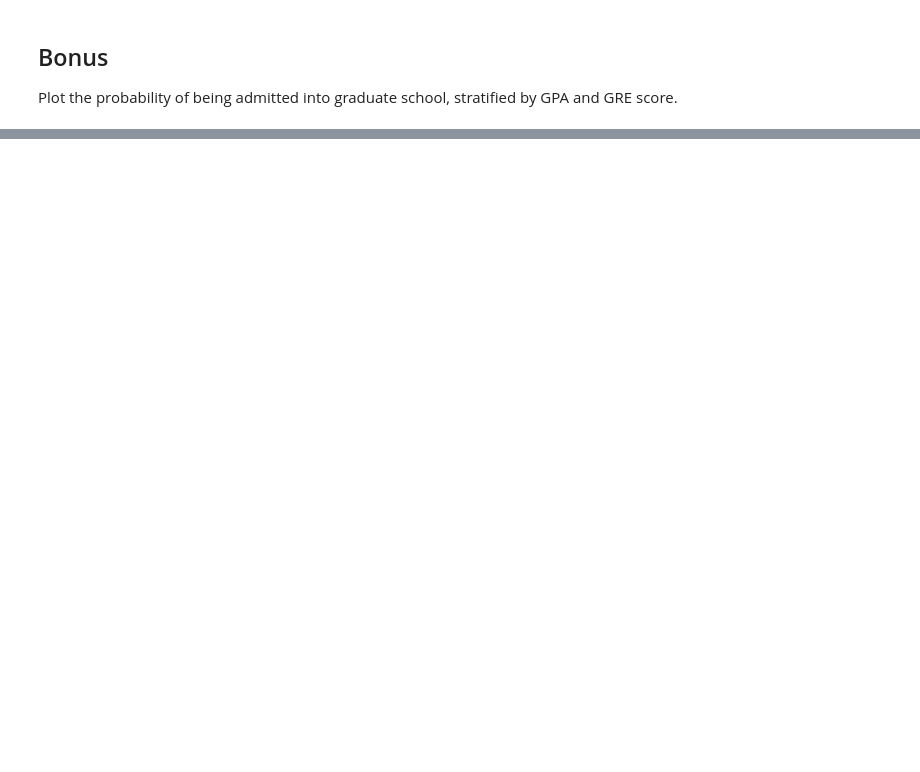
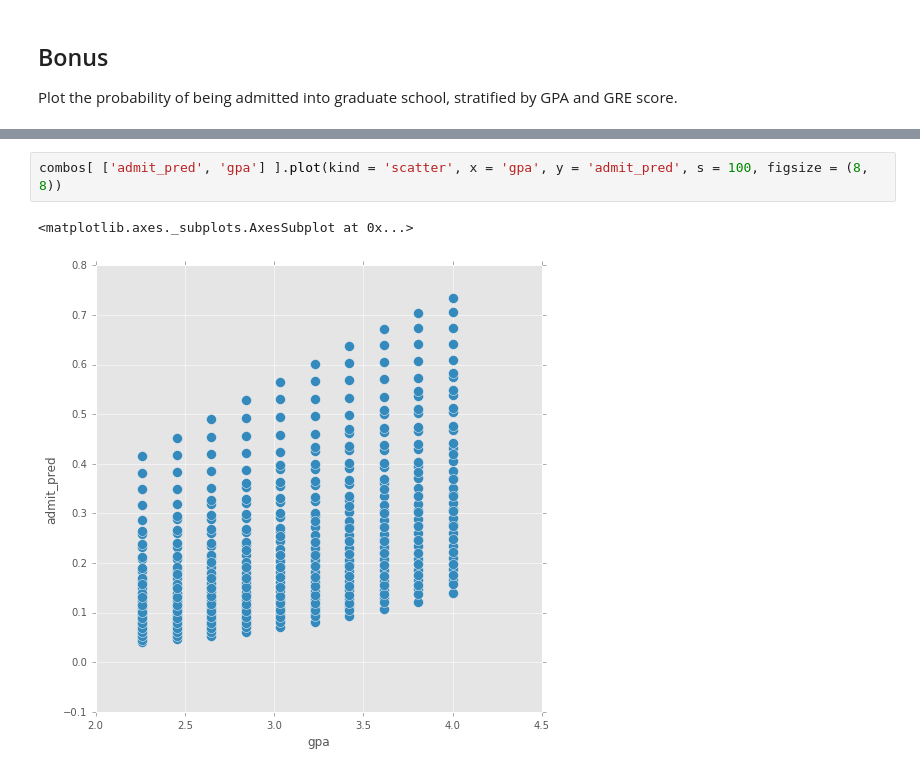
Before and after one commit to MirandaRemmer/DS-SF-23-work, a Jupyter notebook: unit-projects - MR/3/code/unit-project-3-Remmer.ipynb, the cells around one changed output, grey strips where cells are left out. Cells and saved outputs as stored; diff of their text form; blank space fills up the shorter version.

```diff
--- a/unit-projects - MR/3/code/unit-project-3-Remmer.ipynb
+++ b/unit-projects - MR/3/code/unit-project-3-Remmer.ipynb
@@ -450,0 +478,5 @@ Plot the probability of being admitted into graduate school, stratified by GPA a
+# %%
+combos[ ['admit_pred', 'gpa'] ].plot(kind = 'scatter', x = 'gpa', y = 'admit_pred', s = 100, figsize = (8, 8))
+# %% [output]
+<matplotlib.axes._subplots.AxesSubplot at 0x...>
+[figure, added]
```
Also changed, not shown: parts of 11 cells of this notebook, 8 other files.
